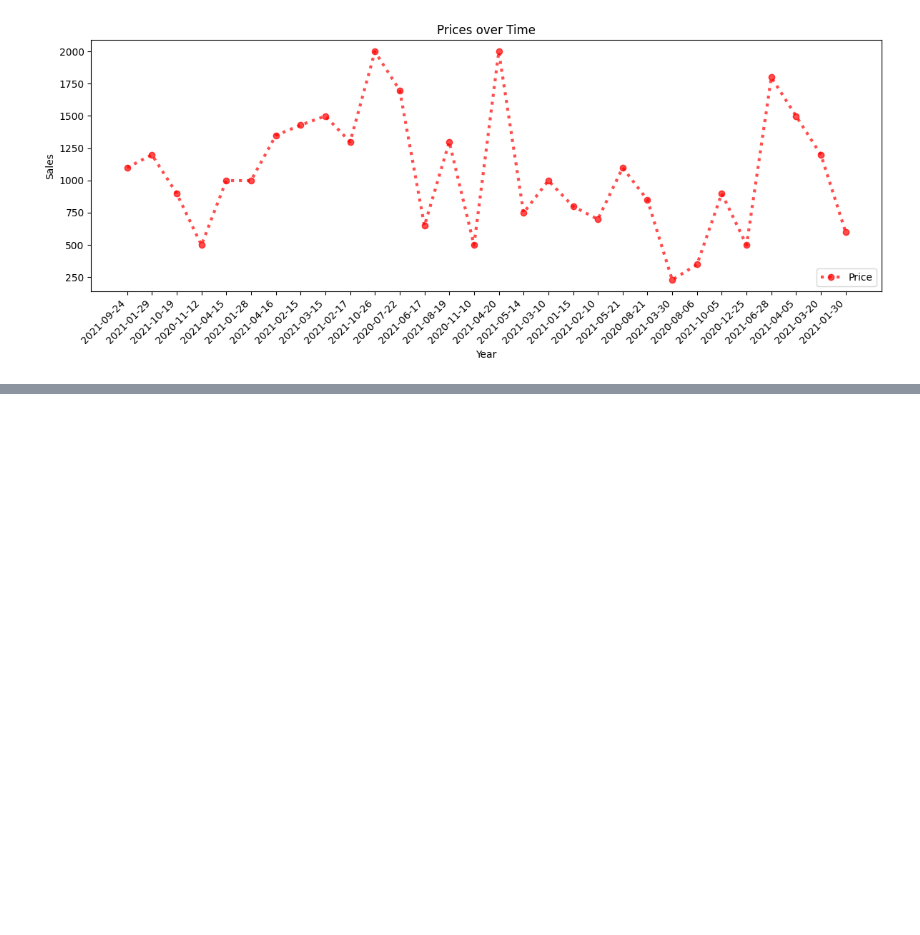
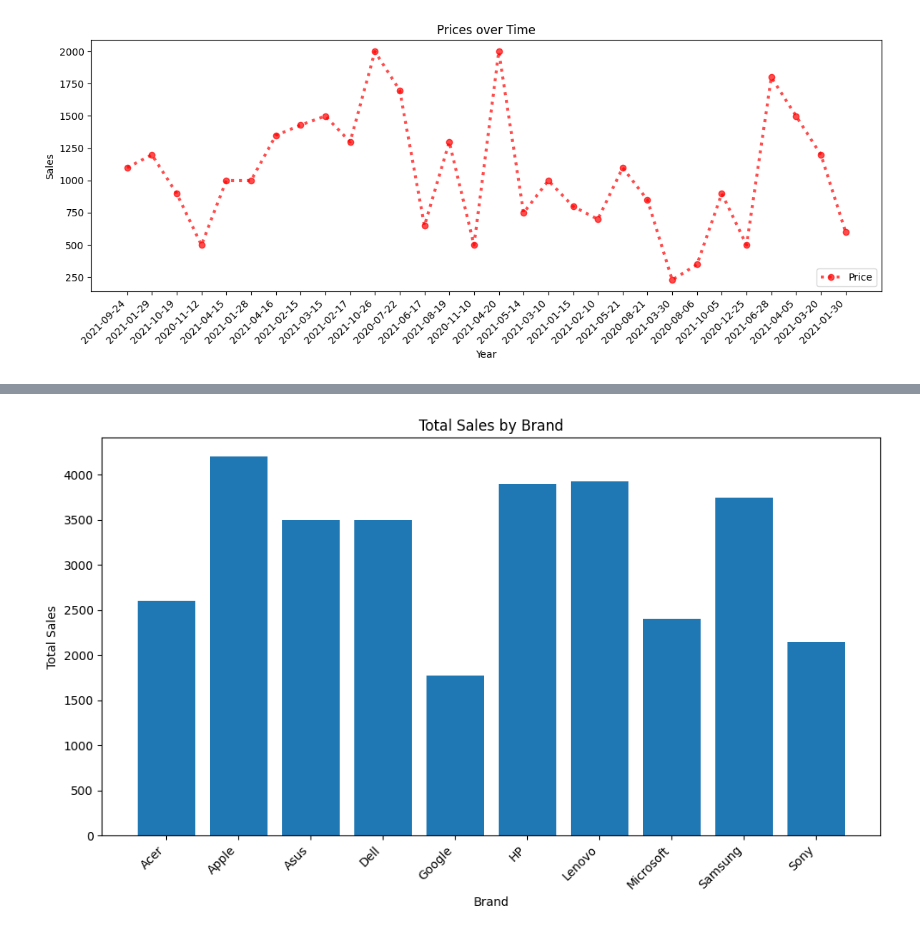
Before and after one commit to Frostyk/VDA-CPE-031-CpE21S4, a Jupyter notebook: Exercise_9.ipynb, the cells around one changed output, grey strips where cells are left out. Drawn from its saved outputs; the diff is of its cells as text; code cells hidden in the pictures; blank space fills up the shorter version.

```diff
--- a/Exercise_9.ipynb
+++ b/Exercise_9.ipynb
@@ -74,0 +109,25 @@ plt.show()
+# %%
+#D
+import pandas as pd
+import matplotlib.pyplot as plt
+
+df = pd.read_excel('Technological-Products-Sample-Data.xlsx')
+ # Convert the DataFrame to a CSV file
+df.to_csv('Technological-Products-Sample-Data.csv', index=False)
+df = pd.read_csv('Technological-Products-Sample-Data.csv')
+
+
+# Group the data by brand and sum the sales
+brand_sales = df.groupby('Brand')['Price (USD)'].sum().reset_index()
+
+# Create the bar chart
+plt.figure(figsize=(10, 6))
+plt.bar(brand_sales['Brand'], brand_sales['Price (USD)'])
+plt.xlabel('Brand')
+plt.ylabel('Total Sales')
+plt.title('Total Sales by Brand')
+plt.xticks(rotation=45, ha='right')  # Rotate x-axis labels for better readability
+plt.tight_layout()
+plt.show()
+# %% [output]
+[figure, added]
```
Also changed, not shown: parts of 4 cells of this notebook.
